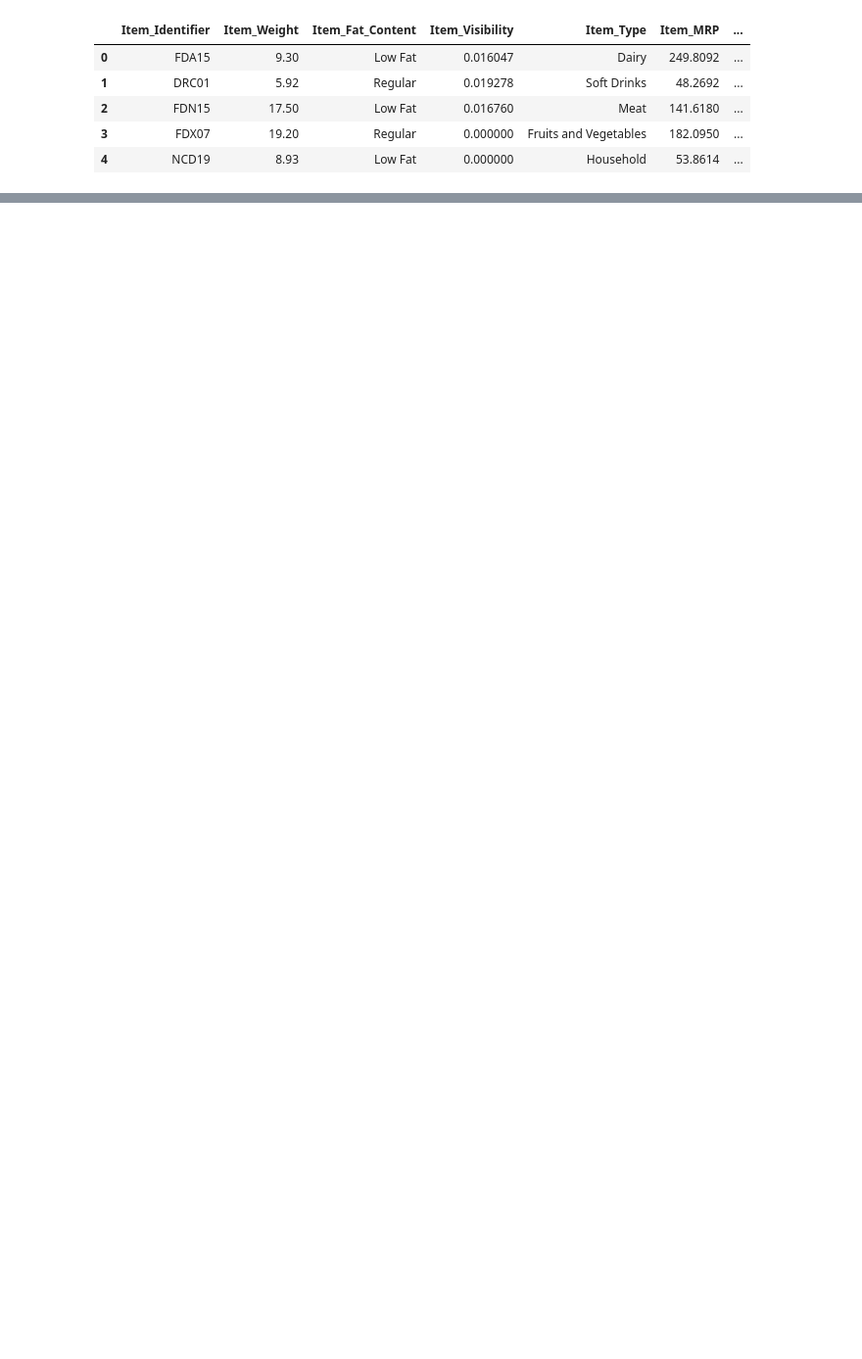
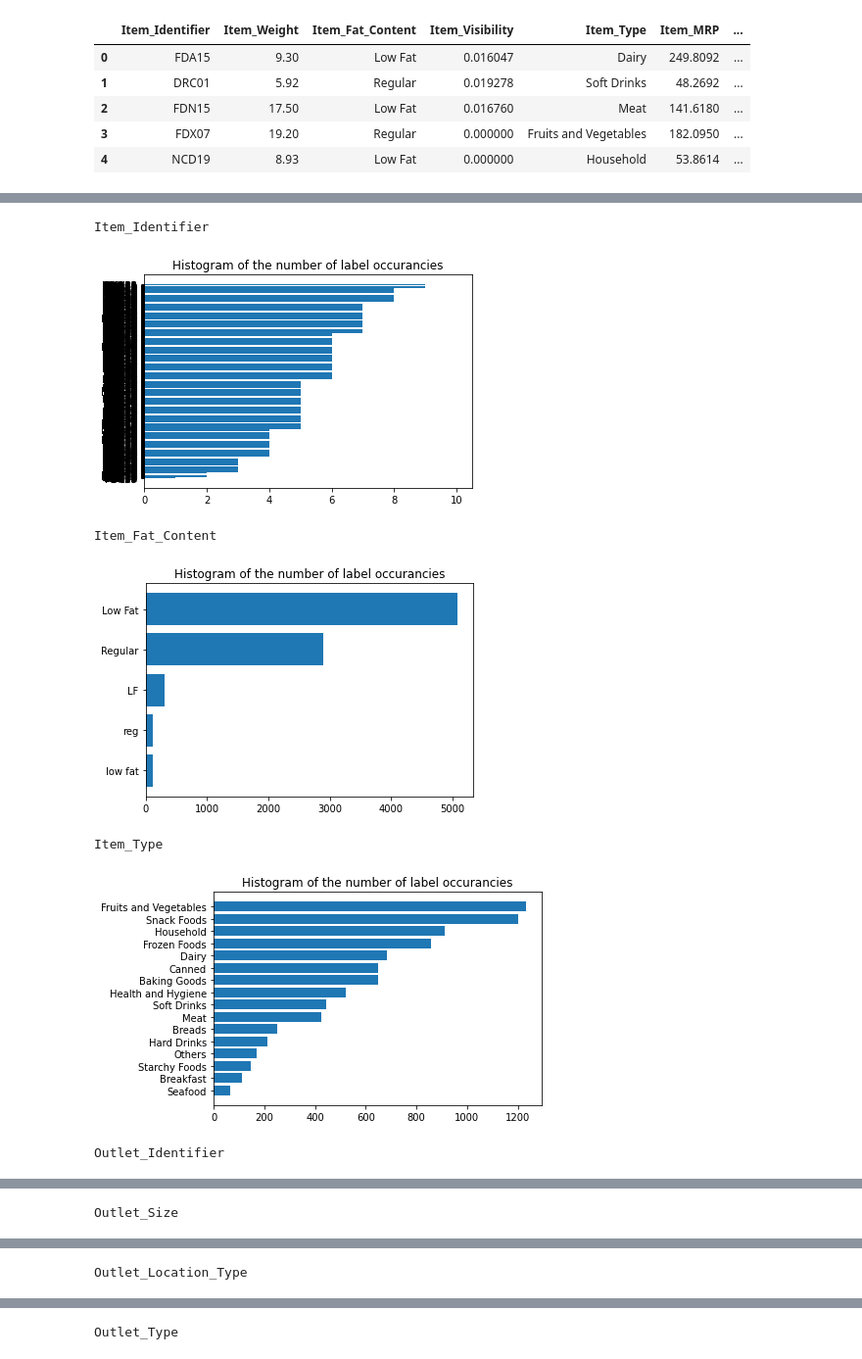
Before and after one commit to Sebastian1981/Sales_Prediction, a Jupyter notebook: notebooks/poc.ipynb, the cells around one changed output, grey strips where cells are left out. Shown at 98% size. Saved outputs shown, nothing was run; the diff lists cells and outputs as text; code cells hidden in the pictures; blank space fills up the shorter version.

```diff
--- a/notebooks/poc.ipynb
+++ b/notebooks/poc.ipynb
@@ -18,0 +178,13 @@ train_data.head()
+# %%
+# first, let log the target column
+train_data['Item_Outlet_Sales'] = utils.my_log_fun(train_data['Item_Outlet_Sales'])
+# second, lets log the 'Item_Visibility' column
+train_data['Item_Visibility'] = utils.my_log_fun(train_data['Item_Visibility'])
+# %%
+# scale numeric features
+feature_scaler = MinMaxScaler()
+train_data[numerical_features] = feature_scaler.fit_transform(train_data[numerical_features])
+
+# scale target
+target_scaler = MinMaxScaler()
+train_data['Item_Outlet_Sales'] = target_scaler.fit_transform(train_data['Item_Outlet_Sales'].values.reshape(-1, 1))
@@ -18,0 +194,14 @@ train_data.head()
+# %%
+categorical_features = ['Item_Identifier', 'Item_Fat_Content', 'Item_Type', 'Outlet_Identifier', 'Outlet_Size', 'Outlet_Location_Type', 'Outlet_Type']
+# %%
+for feature in categorical_features:
+    print(feature)
+    utils.plot_label_occurancies(train_data, feature)
+# %% [output]
+Item_Identifier
+[figure, added]
+Item_Fat_Content
+[figure, added]
+Item_Type
+[figure, added]
+Outlet_Identifier
@@ -18,0 +209 @@ train_data.head()
+Outlet_Size
@@ -18,0 +211 @@ train_data.head()
+Outlet_Location_Type
@@ -18,0 +213 @@ train_data.head()
+Outlet_Type
```
Also changed, not shown: parts of 56 cells of this notebook, 2 other files.
